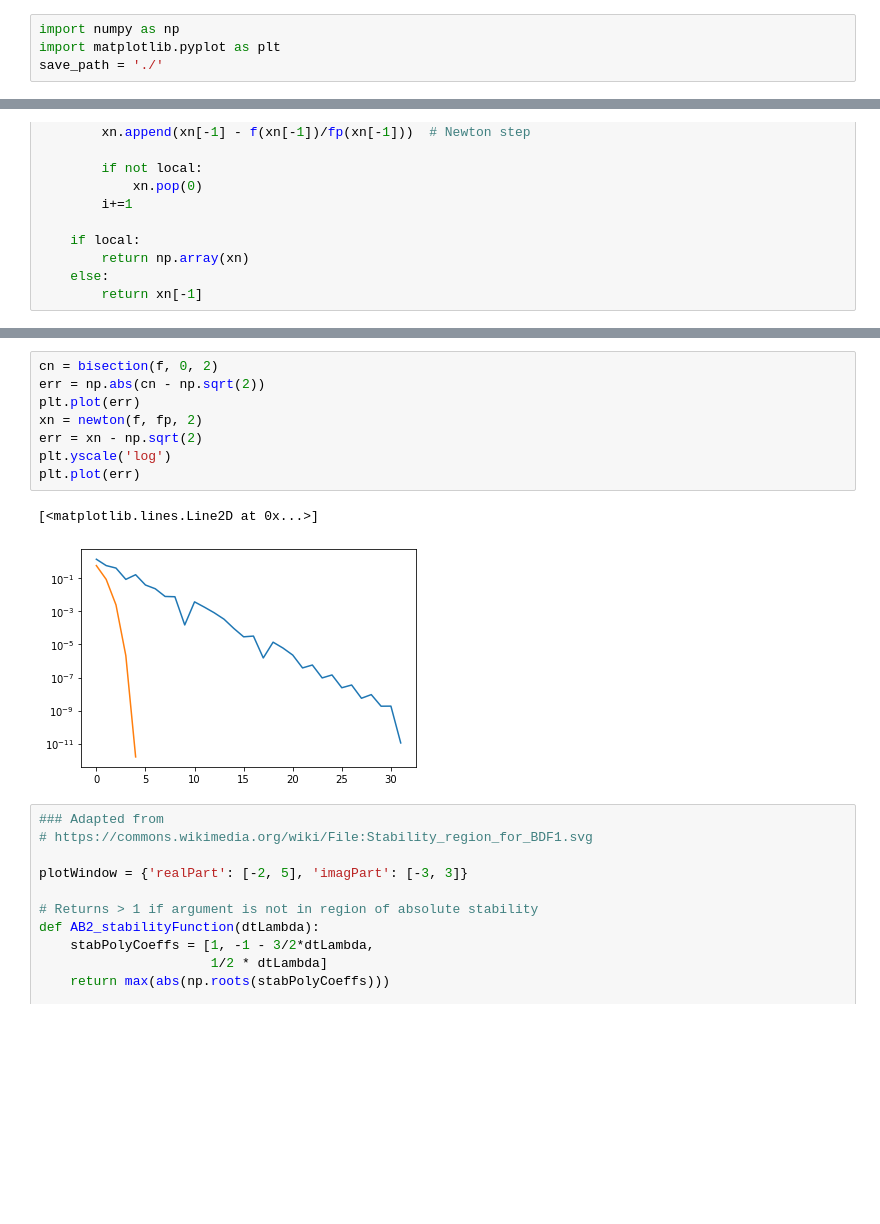
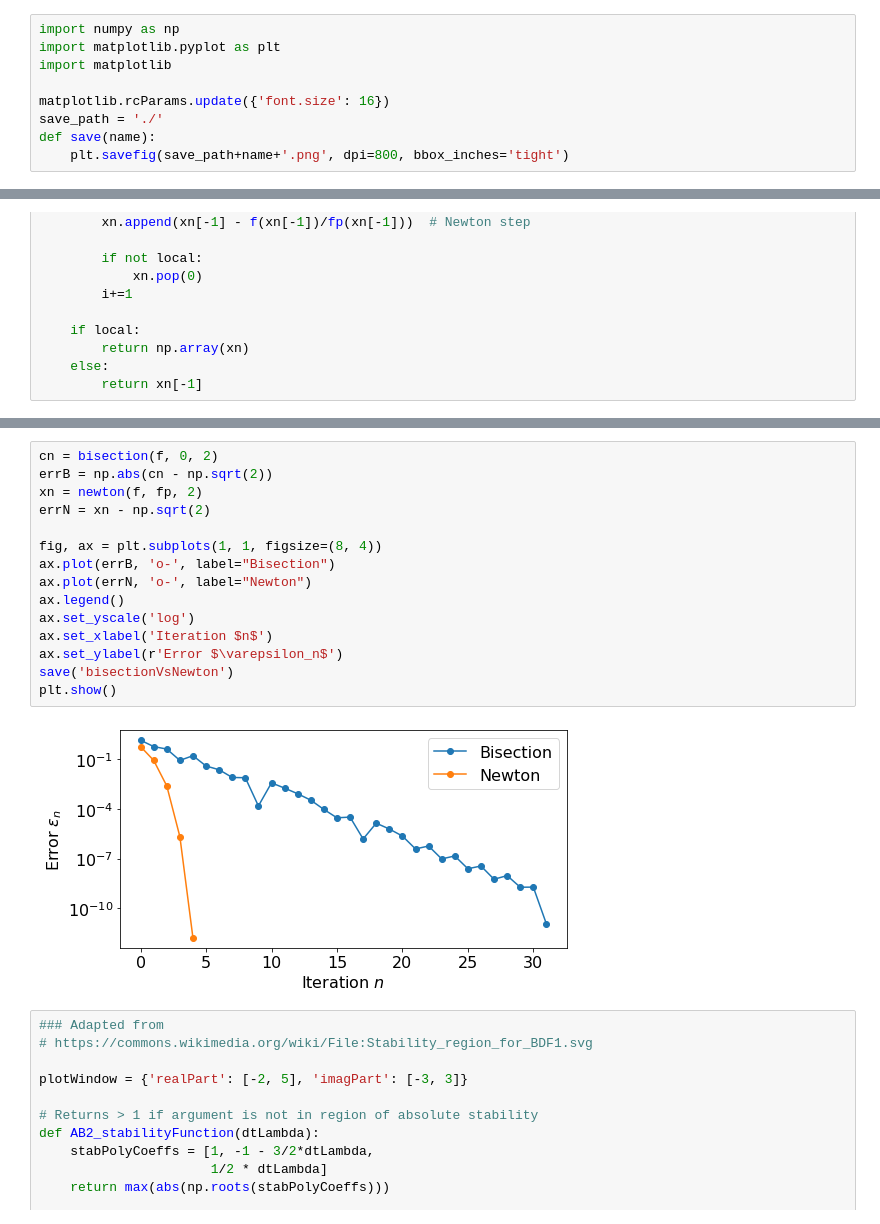
Before and after one commit to tristanpang/numerical-methods-notes, a Jupyter notebook: figures/figures.ipynb, the cells around one changed output, grey strips where cells are left out. Cells and saved outputs as stored; diff of their text form; blank space fills up the shorter version.

Commit message:
Newton higher

```diff
--- a/figures/figures.ipynb
+++ b/figures/figures.ipynb
@@ -1,4 +1,9 @@
 # %%
 import numpy as np
 import matplotlib.pyplot as plt
+import matplotlib
+
+matplotlib.rcParams.update({'font.size': 16})
 save_path = './'
+def save(name):
+    plt.savefig(save_path+name+'.png', dpi=800, bbox_inches='tight')
@@ -102,14 +117,20 @@ plt.show()
 # %%
 cn = bisection(f, 0, 2)
-err = np.abs(cn - np.sqrt(2))
-plt.plot(err)
+errB = np.abs(cn - np.sqrt(2))
 xn = newton(f, fp, 2)
-err = xn - np.sqrt(2)
-plt.yscale('log')
-plt.plot(err)
+errN = xn - np.sqrt(2)
+
+fig, ax = plt.subplots(1, 1, figsize=(8, 4))
+ax.plot(errB, 'o-', label="Bisection")
+ax.plot(errN, 'o-', label="Newton")
+ax.legend()
+ax.set_yscale('log')
+ax.set_xlabel('Iteration $n$')
+ax.set_ylabel(r'Error $\varepsilon_n$')
+save('bisectionVsNewton')
+plt.show()
 # %% [output]
-[<matplotlib.lines.Line2D at 0x...>]
-[figure, old version]
+[figure, new version]
 # %%
 ### Adapted from
 # https://commons.wikimedia.org/wiki/File:Stability_region_for_BDF1.svg
```
Also changed, not shown: parts of 3 cells of this notebook, 3 other files.
